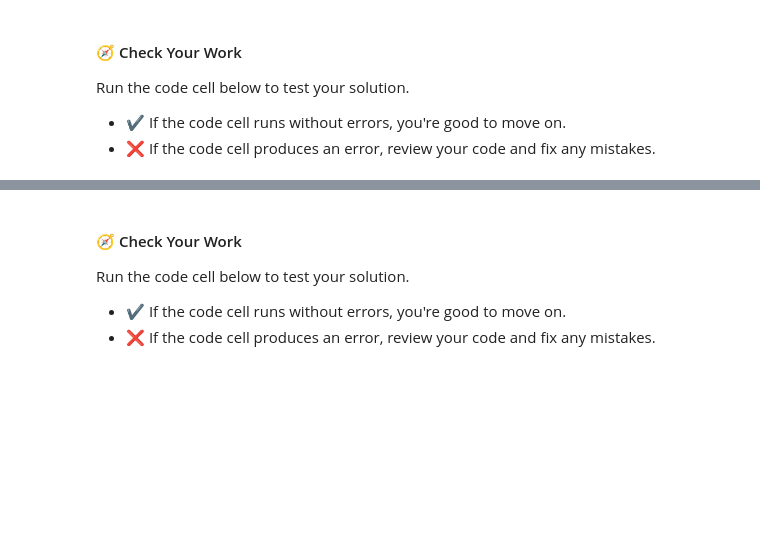
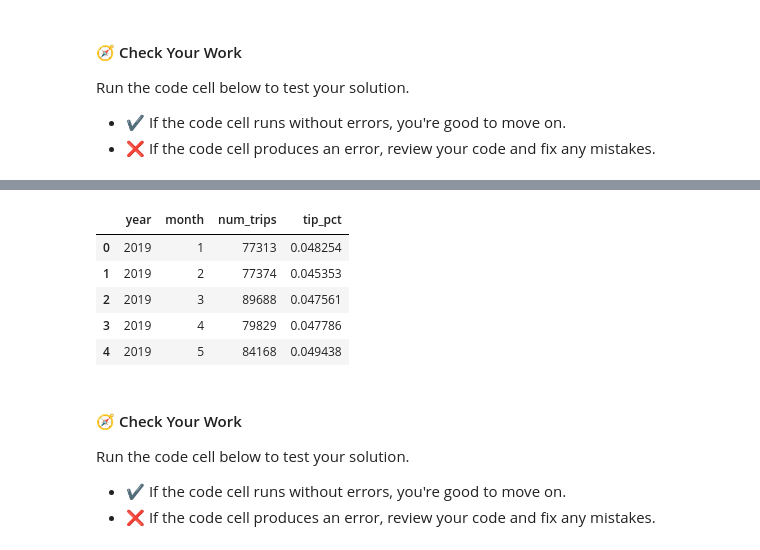
Before and after one commit to bdi475/notebooks, a Jupyter notebook: case-study-04-rideshare-trips-SOLUTION.ipynb, the cells around one changed output, grey strips where cells are left out. Cells and saved outputs as stored; diff of their text form; code cells hidden in the pictures; blank space fills up the shorter version.

```diff
--- a/case-study-04-rideshare-trips-SOLUTION.ipynb
+++ b/case-study-04-rideshare-trips-SOLUTION.ipynb
@@ -407,22 +505,33 @@ tc.assertEqual(num_2020_trips, num_2020_trips_check,
 ![Code](https://github.com/bdi475/images/blob/main/case-studies/rideshare-trips/code-monthly-trips-and-tip-pct-01.png?raw=true)
 # %%
 # YOUR CODE BEGINS
-df_monthly = df.groupby(['year', 'month'], as_index=False).agg({
-    'start': 'count',
-    'tip': 'sum',
-    'fare': 'sum',
-}).rename(columns={
-    'start': 'num_trips'
-})
+df_monthly = (
+    df.groupby(["year", "month"], as_index=False)
+    .agg(
+        {
+            "start": "count",
+            "tip": "sum",
+            "fare": "sum",
+        }
+    )
+    .rename(columns={"start": "num_trips"})
+)
 
 # Calculate average tip %
-df_monthly['tip_pct'] = df_monthly['tip'] / df_monthly['fare']
+df_monthly["tip_pct"] = df_monthly["tip"] / df_monthly["fare"]
 
 # Remove tip and fare columns since they're not needed anymore
-df_monthly.drop(columns=['tip', 'fare'], inplace=True)
+df_monthly.drop(columns=["tip", "fare"], inplace=True)
 # YOUR CODE ENDS
 
 display(df_monthly.head(5))
+# %% [output]
+|  | year | month | num_trips | tip_pct |
+| 0 | 2019 | 1 | 77313 | 0.048254 |
+| 1 | 2019 | 2 | 77374 | 0.045353 |
+| 2 | 2019 | 3 | 89688 | 0.047561 |
+| 3 | 2019 | 4 | 79829 | 0.047786 |
+| 4 | 2019 | 5 | 84168 | 0.049438 |
 # %% [markdown]
 #### 🧭 Check Your Work
 
```
Also changed, not shown: parts of 60 cells of this notebook.
